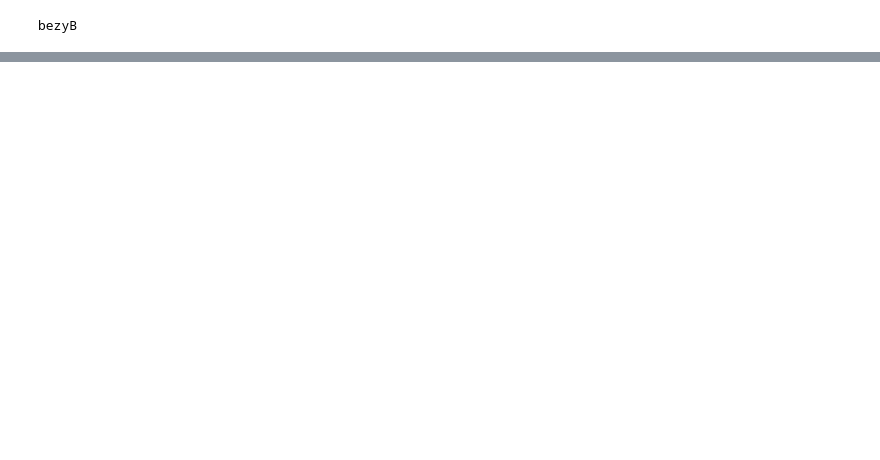
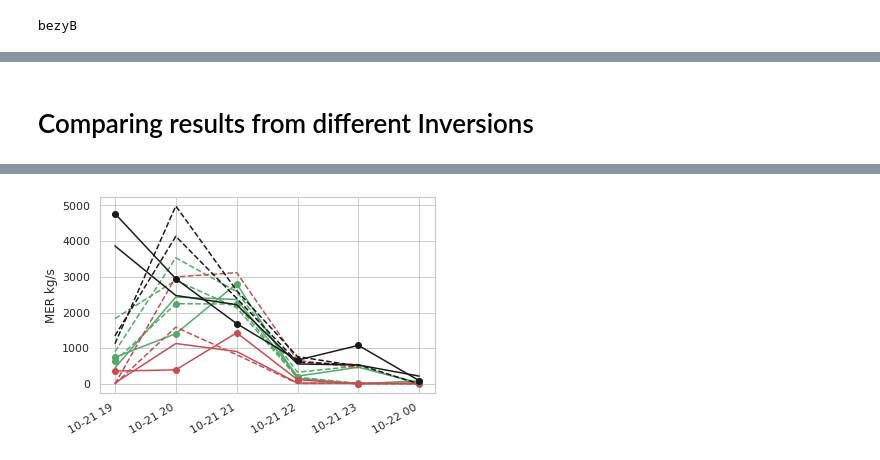
Before and after one commit to noaa-oar-arl/hysplit_asheval_notebooks, a Jupyter notebook: notebooks/BezyInverseRunB.ipynb, the cells around one changed output, grey strips where cells are left out. Drawn from its saved outputs; the diff is of its cells as text; code cells hidden in the pictures; blank space fills up the shorter version.

```diff
--- a/notebooks/BezyInverseRunB.ipynb
+++ b/notebooks/BezyInverseRunB.ipynb
@@ -378,0 +400,6 @@ inverse.subdir
+# %%
+runtag = 'RunB_5_TT'
+runtag = 'RunB_2_3_4_TF'
+runtag = 'RunB_2_3_4_TT'
+runtag = 'RunB_7_TT'
+inverse.set_subdirectory(runtag)
@@ -456,0 +425,2 @@ dset2.to_netcdf('test.nc')
+# %% [markdown]
+# Comparing results from different Inversions
@@ -456,0 +433,71 @@ dset2.to_netcdf('test.nc')
+# %%
+%autoreload
+clrlist = []
+runtag=[]
+#runtag = ['RunB_5_TT']
+#clrlist.append('-b')
+
+runtag.append('RunB_2_3_4_5_6_7_8_TFw5')
+clrlist.append('--go')
+runtag.append('RunB_2_3_4_5_TFw5')
+clrlist.append('--g')
+runtag.append('RunB_2_3_4_TFw5')
+clrlist.append('--g')
+runtag.append('RunB_4_5_6_TFw5')
+clrlist.append('-g')
+runtag.append('RunB_7_8_TFw5')
+clrlist.append('-go')
+
+
+# Red : keeping all clear sky values
+runtag.append('RunB_2_3_4_TF')
+clrlist.append('--r')
+runtag.append('RunB_4_5_6_TF')
+clrlist.append('-r')
+runtag.append('RunB_2_3_4_5_TF')
+clrlist.append('--r')
+runtag.append('RunB_7_8_TF')
+clrlist.append('-ro')
+#runtag.append('RunB_5_TF')
+#clrlist.append('-r')
+#runtag.append('RunB_7_TF')
+#clrlist.append('-r')
+
+# black : removing all clear sky values
+runtag.append('RunB_2_3_4_TT')
+clrlist.append('--k')
+runtag.append('RunB_2_3_4_5_TT')
+clrlist.append('--k')
+runtag.append('RunB_4_5_6_TT')
+clrlist.append('-k')
+runtag.append('RunB_7_8_TT')
+clrlist.append('-ko')
+
+
+
+use_tt=False
+if use_tt:
+    runtag.append('RunB_2_3_4_TT')
+    clrlist.append('--k')
+    runtag.append('RunB_7_TT')
+    clrlist.append('-k')
+    runtag.append('RunB_5_6_7_TT')
+    clrlist.append('-k')
+    runtag.append('RunB_2_3_4_5_6_TT')
+    clrlist.append('-k')
+
+use_xtra=False
+if use_xtra:
+    runtag.append('RunB_3_TT')
+    clrlist.append('--m')
+    runtag.append('RunB_4_TT')
+    clrlist.append('--mo')
+    runtag.append('RunB_3_TF')
+    clrlist.append('-m')
+
+
+for iii, subdir in enumerate(runtag):
+    inverse.set_subdirectory(subdir)
+    print(clrlist[iii])
+    inverse.plot_outdat_ts(clr=clrlist[iii])
+# %% [output]
@@ -456,0 +517 @@ dset2.to_netcdf('test.nc')
+[figure, added]
```
Also changed, not shown: parts of 38 cells of this notebook, 6 other files.
